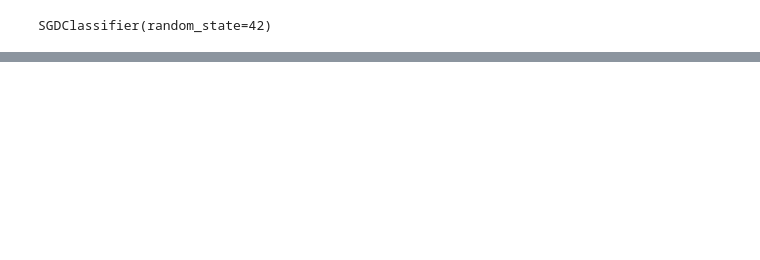
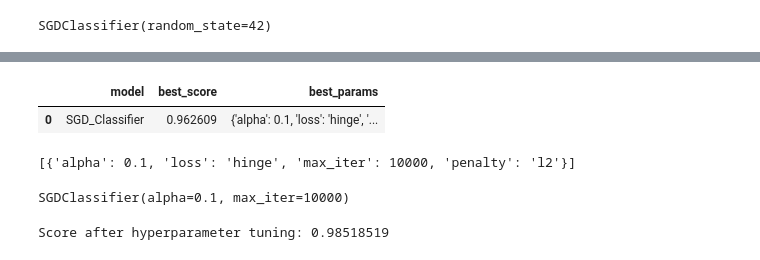
Before and after one commit to Tanmay20030516/mnist-dataset, a Jupyter notebook: mnist_digit_classification_using_SGDClassifier.ipynb, the cells around one changed output, grey strips where cells are left out. Drawn from its saved outputs; the diff is of its cells as text; code cells hidden in the pictures; blank space fills up the shorter version.

```diff
--- a/mnist_digit_classification_using_SGDClassifier.ipynb
+++ b/mnist_digit_classification_using_SGDClassifier.ipynb
@@ -145,0 +284,38 @@ Text(70.72222222222221, 0.5, 'Actual')
+# %%
+# takes long time to run because GridSearchCV finds the best hyperparameters by manually training the data wrt to each combination of provided hyperparameters
+# further tweaking of the hyperparameters can result in even better results
+
+from sklearn.model_selection import GridSearchCV
+from sklearn.model_selection import StratifiedShuffleSplit
+
+def find_best_hyper_params_using_gridsearchcv(X,y):
+    algos = { # a python dictionary
+        'SGD_Classifier' : {
+            'model': SGDClassifier(),
+            'params': { # hyper parameter tuning
+                'loss':['hinge', 'log_loss'],
+                'penalty': ['l1', 'l2', 'elasticnet'],
+                'alpha': [0.0001, 0.001, 0.01, 0.1],
+                'max_iter': [1000, 5000, 10000, 20000]
+            }
+        }
+    }
+    mod_scores = []
+    cv = StratifiedShuffleSplit(n_splits=5, test_size=0.15, random_state=42)
+    for algo_name, config in algos.items():
+        gs =  GridSearchCV(config['model'], config['params'], cv=cv, return_train_score=False)
+        gs.fit(X,y)
+        mod_scores.append({
+            'model': algo_name,
+            'best_score': gs.best_score_,
+            'best_params': gs.best_params_
+        })
+
+    return pd.DataFrame(mod_scores,columns=['model','best_score','best_params'])
+
+performance = find_best_hyper_params_using_gridsearchcv(X_train, y_train)
+# %%
+performance
+# %% [output]
+|  | model | best_score | best_params |
+| 0 | SGD_Classifier | 0.962609 | {'alpha': 0.1, 'loss': 'hinge', '... |
@@ -145,0 +324,11 @@ Text(70.72222222222221, 0.5, 'Actual')
+# %%
+print(list(best_hp))
+# %% [output]
+[{'alpha': 0.1, 'loss': 'hinge', 'max_iter': 10000, 'penalty': 'l2'}]
+# %%
+# let us train our model again with the found hyperparameters
+
+SGD_Clf = SGDClassifier(alpha=0.1, loss='hinge', max_iter=10000, penalty='l2')
+SGD_Clf.fit(X_train, y_train)
+# %% [output]
+SGDClassifier(alpha=0.1, max_iter=10000)
@@ -145,0 +337,5 @@ Text(70.72222222222221, 0.5, 'Actual')
+# %%
+model_score_new = SGD_Clf.score(X_test, y_test)
+print(f"Score after hyperparameter tuning: {model_score_new.round(8)}")
+# %% [output]
+Score after hyperparameter tuning: 0.98518519
```
Also changed, not shown: parts of 41 cells of this notebook.
